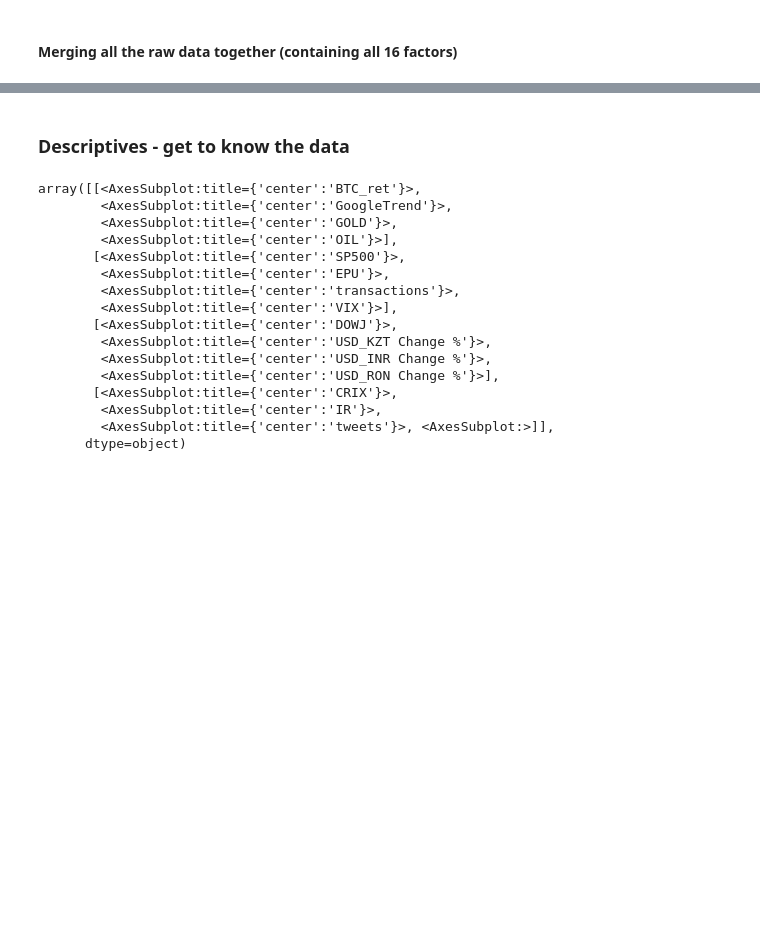
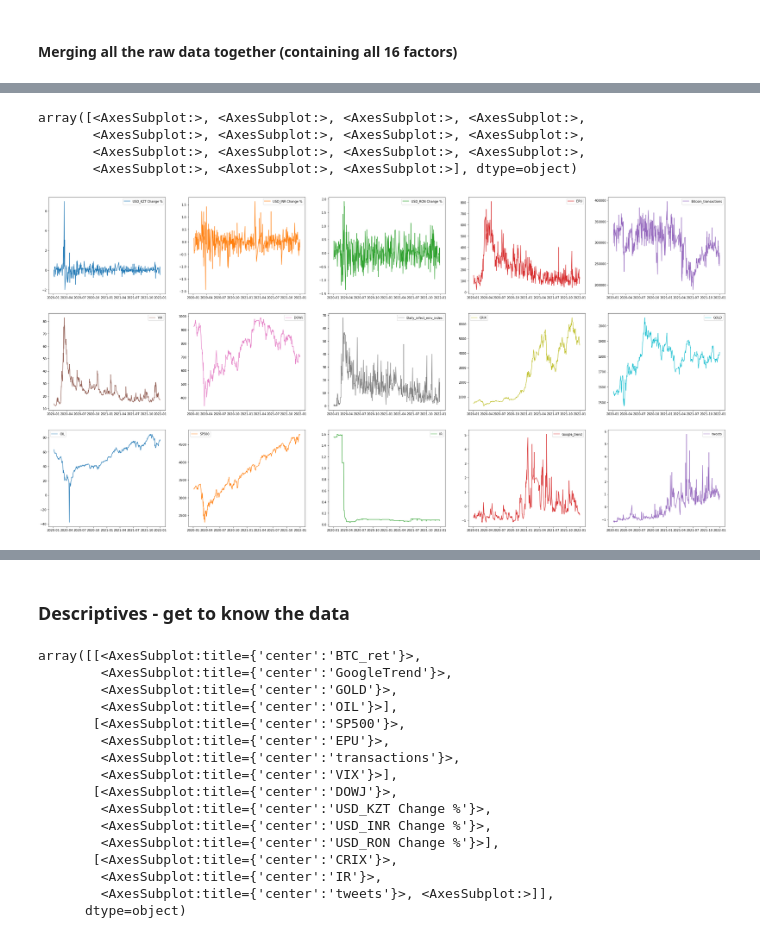
Before and after one commit to Nsmid/Research-project-Fintech-BTC_PRICES, a Jupyter notebook: research_project.ipynb, the cells around one changed output, grey strips where cells are left out. Cells and saved outputs as stored; diff of their text form; code cells hidden in the pictures; blank space fills up the shorter version.

```diff
--- a/research_project.ipynb
+++ b/research_project.ipynb
@@ -635,3 +646,7 @@ df_raw.head() #not rally sure why raw data has 4 less observations than the data
 | 2020-01-08 | -0.70 | -0.46 | 0.39 | 91.15 | 318019.0 | 13.45 | 931.08 | ... |
 | 2020-01-09 | -0.44 | -0.43 | 0.05 | 71.92 | 322057.0 | 12.54 | 935.49 | ... |
 | 2020-01-10 | 0.35 | -0.35 | -0.14 | 74.58 | 330734.0 | 12.56 | 929.80 | ... |
+# %%
+#Create a copy to rename so its prettier in the graph
+df_raw_graph = df_raw
+df_raw_graph = df_raw_graph.rename(columns={'transactions': 'Bitcoin_transactions', 'Close': 'Bitcoin_Price', 'Bitcoin': 'Google_trend', 'tweets': 'Tweets', 'daily_infect_emv_index': 'Daily_infect_emv_index'})
@@ -637,0 +662,9 @@ df_raw.head() #not rally sure why raw data has 4 less observations than the data
+# %%
+#Drop unscaled tweets
+df_raw_graph = df_raw_graph.drop('Tweets', 1)
+df_raw_graph = df_raw_graph.drop('Bitcoin_Price', 1)
+
+#add scaled tweets
+df_raw_graph_Tweetsscaled= df_raw_graph.merge(twitter_st, left_index=True,
+                          right_index=True)
+df_raw_graph_Tweetsscaled.head()
@@ -637,0 +678,9 @@ df_raw.head() #not rally sure why raw data has 4 less observations than the data
+# %%
+fig, axes = plt.subplots(nrows=3, ncols=5, figsize=(40,20))
+df_raw_graph_Tweetsscaled.plot(subplots=True, ax=axes)
+# %% [output]
+array([<AxesSubplot:>, <AxesSubplot:>, <AxesSubplot:>, <AxesSubplot:>,
+       <AxesSubplot:>, <AxesSubplot:>, <AxesSubplot:>, <AxesSubplot:>,
+       <AxesSubplot:>, <AxesSubplot:>, <AxesSubplot:>, <AxesSubplot:>,
+       <AxesSubplot:>, <AxesSubplot:>, <AxesSubplot:>], dtype=object)
+[figure, added]
```
Also changed, not shown: parts of 42 cells of this notebook.
